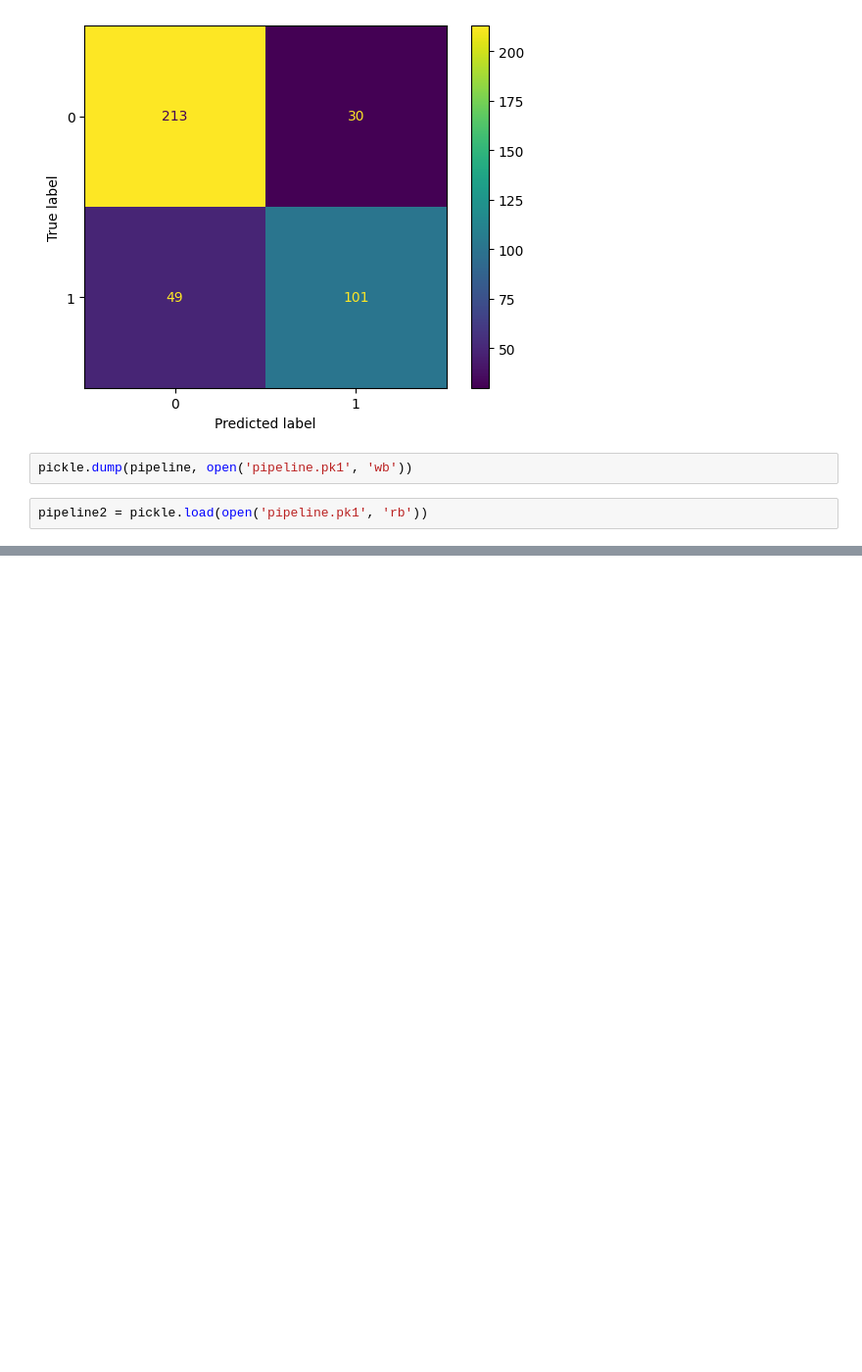
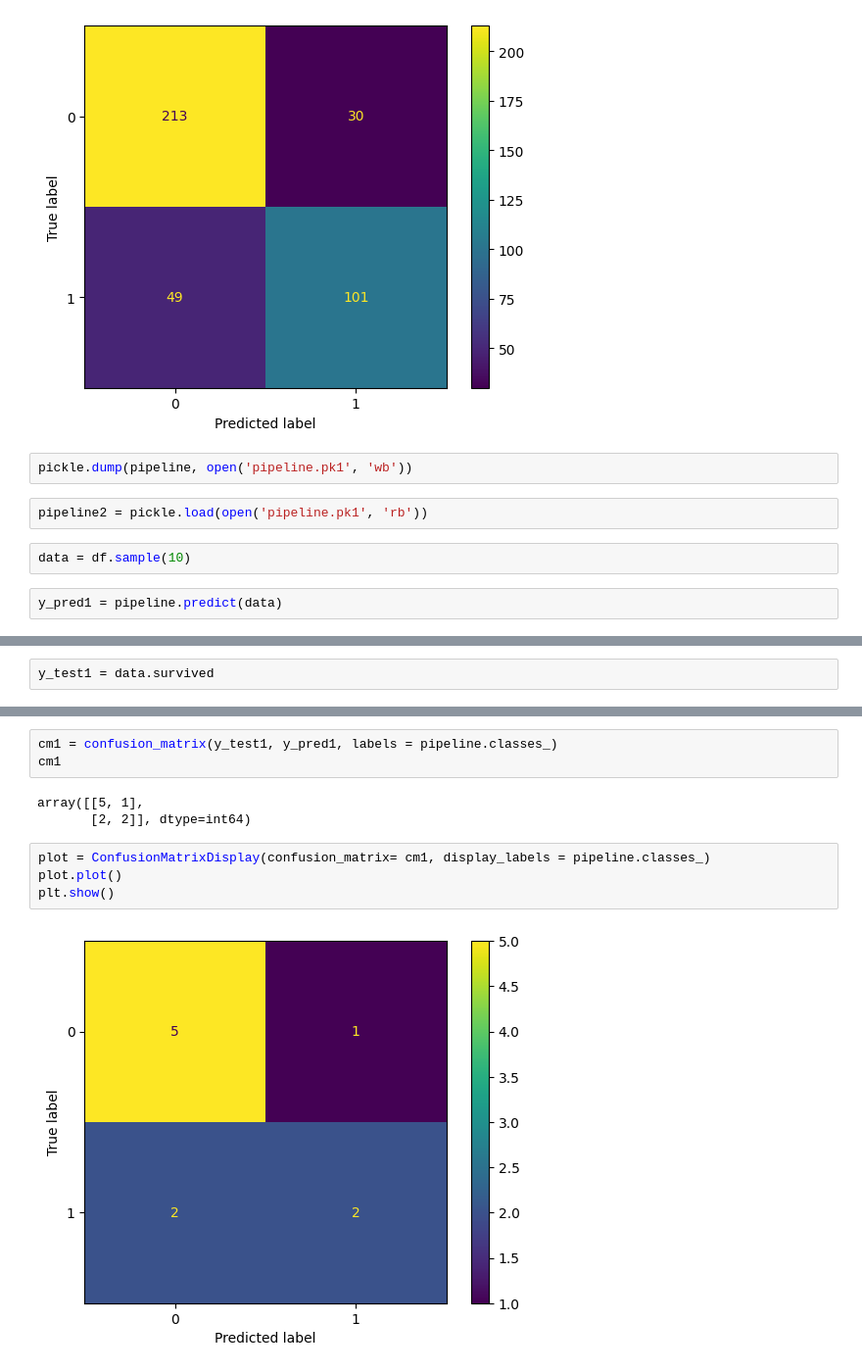
Before and after one commit to Kayvan5109/ClassExercises, a Jupyter notebook: Week 4/ex1.ipynb, the cells around one changed output, grey strips where cells are left out. Shown at 98% size. Drawn from its saved outputs; the diff is of its cells as text; blank space fills up the shorter version.

```diff
--- a/Week 4/ex1.ipynb
+++ b/Week 4/ex1.ipynb
@@ -204,3 +204,7 @@ plt.show()
 pickle.dump(pipeline, open('pipeline.pk1', 'wb'))
 # %%
 pipeline2 = pickle.load(open('pipeline.pk1', 'rb'))
+# %%
+data = df.sample(10)
+# %%
+y_pred1 = pipeline.predict(data)
@@ -206,0 +215,2 @@ pipeline2 = pickle.load(open('pipeline.pk1', 'rb'))
+# %%
+y_test1 = data.survived
@@ -206,0 +231,12 @@ pipeline2 = pickle.load(open('pipeline.pk1', 'rb'))
+# %%
+cm1 = confusion_matrix(y_test1, y_pred1, labels = pipeline.classes_)
+cm1
+# %% [output]
+array([[5, 1],
+       [2, 2]], dtype=int64)
+# %%
+plot = ConfusionMatrixDisplay(confusion_matrix= cm1, display_labels = pipeline.classes_)
+plot.plot()
+plt.show()
+# %% [output]
+[figure, added]
```
Also changed, not shown: parts of 2 cells of this notebook, 9 other files.
